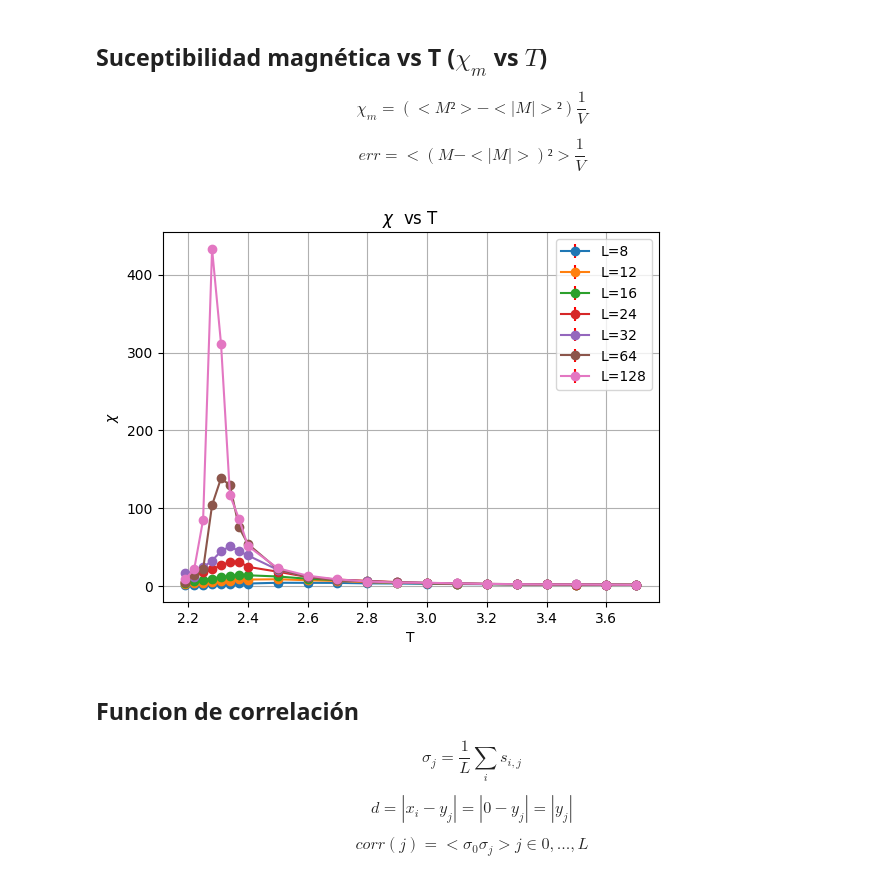
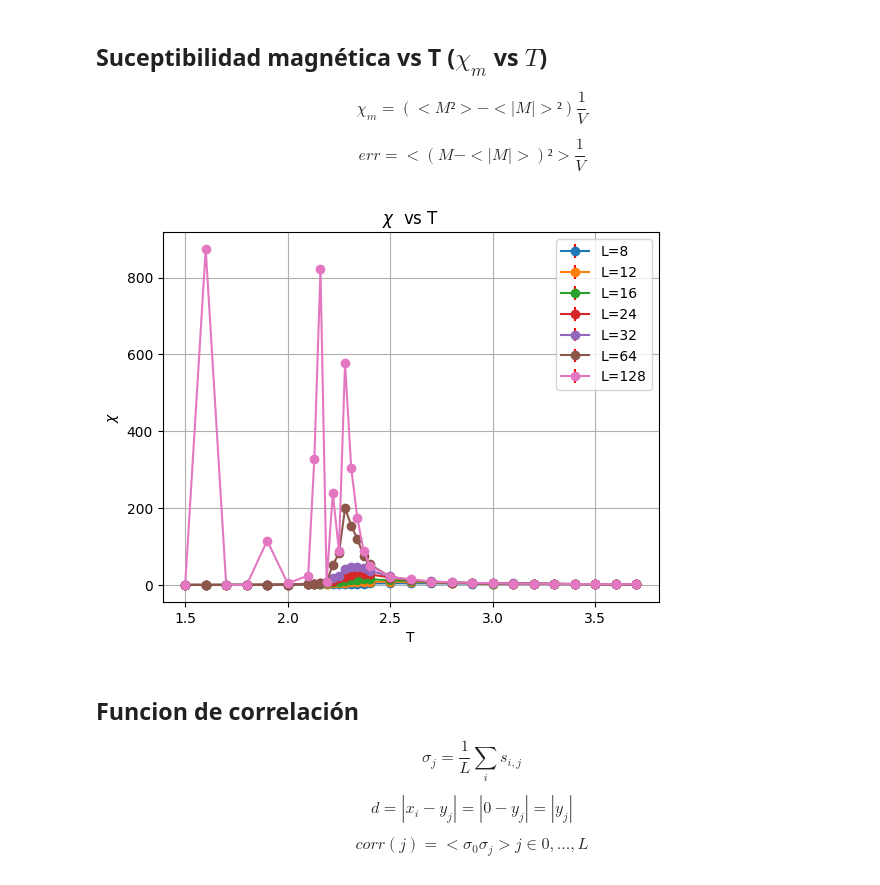
Before and after one commit to SoyAgustin/QF-Path-Integral, a Jupyter notebook: Notebooks_Py/ising.ipynb, the cells around one changed output. Drawn from its saved outputs; the diff is of its cells as text; code cells hidden in the pictures.

```diff
--- a/Notebooks_Py/ising.ipynb
+++ b/Notebooks_Py/ising.ipynb
@@ -88,6 +88,7 @@ def L_arrays(L,T_min = 1.5,T_max = 3.8):
     T_values3 = np.arange(fine_T_max+0.1,T_max+0.1,0.1).round(1)
 
     T_values = np.concatenate((T_values1,T_values2,T_values3))
+    T_values = np.unique(T_values)
 
     H = np.zeros(len(T_values))
     stderr_H = np.zeros(len(T_values))
@@ -276,32 +274,32 @@ $$ err = <(M - <|M|>)²>\frac{1}{V}$$
 # %%
 L_values = [8,12,16,24,32,64,128]
 
-T_i = 2.19
+T_i = 1.5
 T_f = 3.8
 
 plt.title("$\\chi$  vs T")
 plt.grid()
 plt.xlabel("T")
 plt.ylabel("$\\chi$")
 
 
 
 for L in L_values[:]:
     dic = L_arrays(L)
     x = dic["T"].tolist()
     t_i = x.index(T_i)
     t_f = x.index(T_f)
 
     y = dic["chi_m"]
     yerr = dic["stderr_chi"]
     yerr = np.zeros(len(x))
 
     plt.errorbar(x[t_i:t_f],y[t_i:t_f],yerr[t_i:t_f],marker="o",ls="-",ecolor="r",label=f"{L=}")
 
 plt.legend()
 plt.show()
 # %% [output]
-[figure, old version]
+[figure, new version]
 # %% [markdown]
 ## Funcion de correlación
 
```
Also changed, not shown: parts of 6 cells of this notebook, 1 other file.
